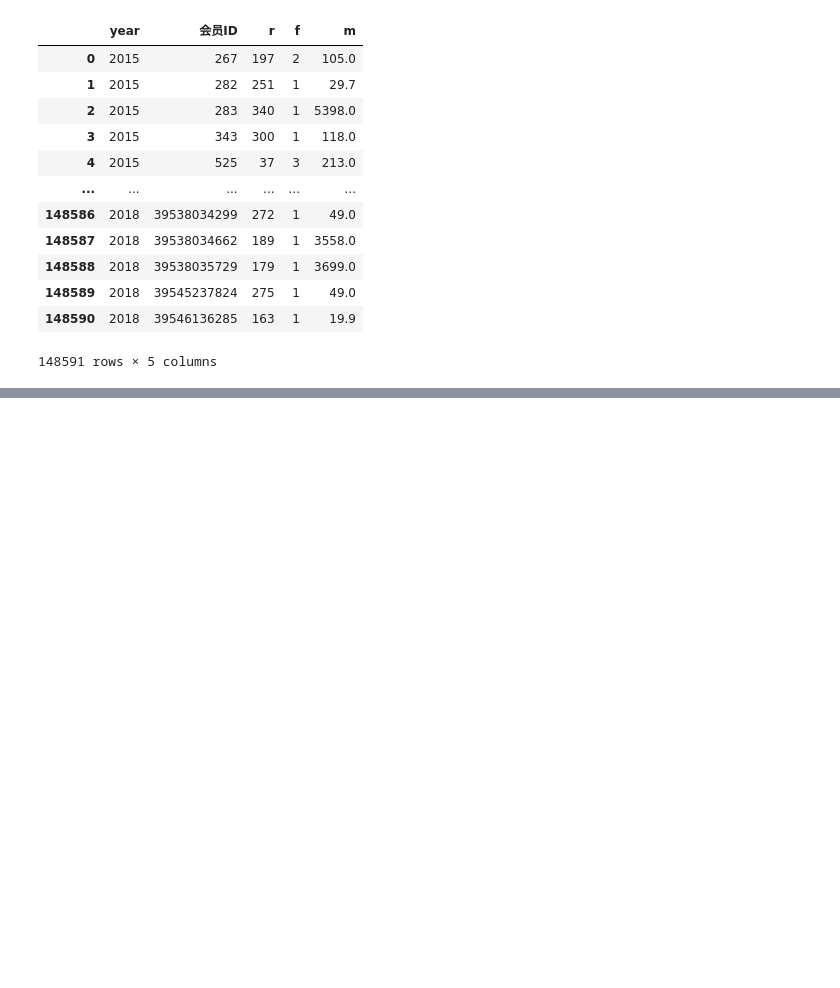
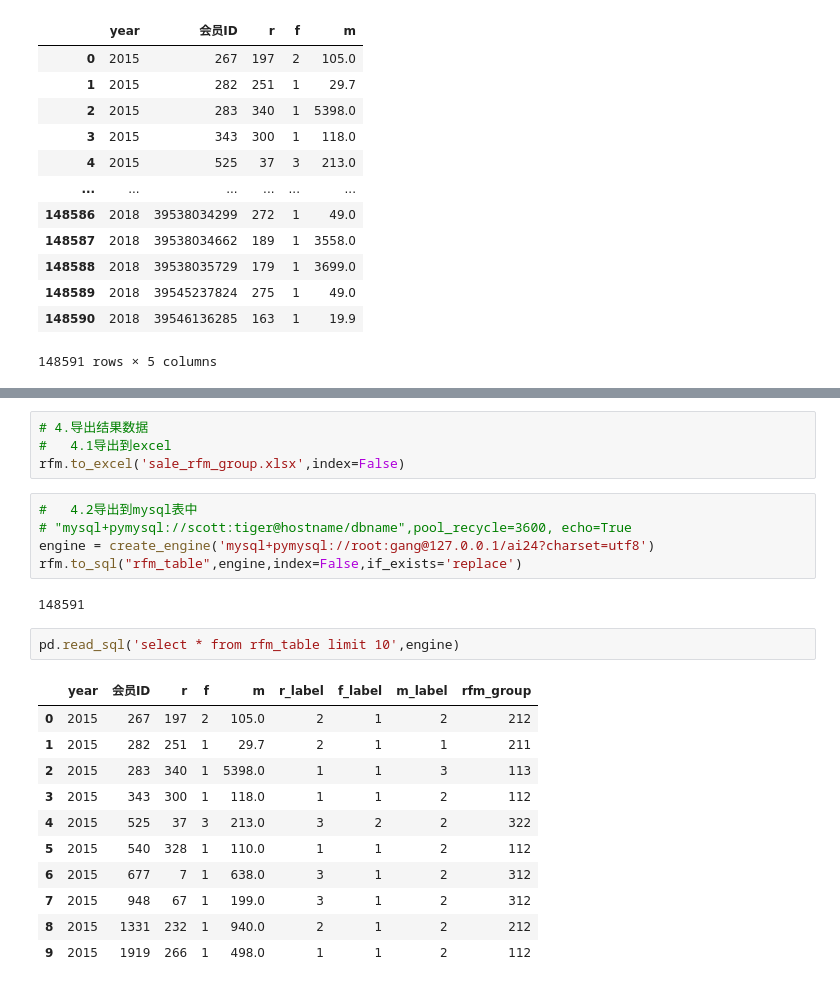
Before and after one commit to xlg08/Python_fo, a Jupyter notebook: 02_数据处理和统计分析/day12_RFM模型/RFM模型开发.ipynb, the cells around one changed output, grey strips where cells are left out. Cells and saved outputs as stored; diff of their text form; blank space fills up the shorter version.

```diff
--- a/02_数据处理和统计分析/day12_RFM模型/RFM模型开发.ipynb
+++ b/02_数据处理和统计分析/day12_RFM模型/RFM模型开发.ipynb
@@ -199,0 +408,25 @@ rfm
+# %%
+# 4.导出结果数据
+#   4.1导出到excel
+rfm.to_excel('sale_rfm_group.xlsx',index=False)
+# %%
+#   4.2导出到mysql表中
+# "mysql+pymysql://scott:tiger@hostname/dbname",pool_recycle=3600, echo=True
+engine = create_engine('mysql+pymysql://root:gang@127.0.0.1/ai24?charset=utf8')
+rfm.to_sql("rfm_table",engine,index=False,if_exists='replace')
+# %% [output]
+148591
+# %%
+pd.read_sql('select * from rfm_table limit 10',engine)
+# %% [output]
+|  | year | 会员ID | r | f | m | r_label | f_label | m_label | rfm_group |
+| 0 | 2015 | 267 | 197 | 2 | 105.0 | 2 | 1 | 2 | 212 |
+| 1 | 2015 | 282 | 251 | 1 | 29.7 | 2 | 1 | 1 | 211 |
+| 2 | 2015 | 283 | 340 | 1 | 5398.0 | 1 | 1 | 3 | 113 |
+| 3 | 2015 | 343 | 300 | 1 | 118.0 | 1 | 1 | 2 | 112 |
+| 4 | 2015 | 525 | 37 | 3 | 213.0 | 3 | 2 | 2 | 322 |
+| 5 | 2015 | 540 | 328 | 1 | 110.0 | 1 | 1 | 2 | 112 |
+| 6 | 2015 | 677 | 7 | 1 | 638.0 | 3 | 1 | 2 | 312 |
+| 7 | 2015 | 948 | 67 | 1 | 199.0 | 3 | 1 | 2 | 312 |
+| 8 | 2015 | 1331 | 232 | 1 | 940.0 | 2 | 1 | 2 | 212 |
+| 9 | 2015 | 1919 | 266 | 1 | 498.0 | 1 | 1 | 2 | 112 |
```
Also changed, not shown: parts of 17 cells of this notebook, 1 other file.
